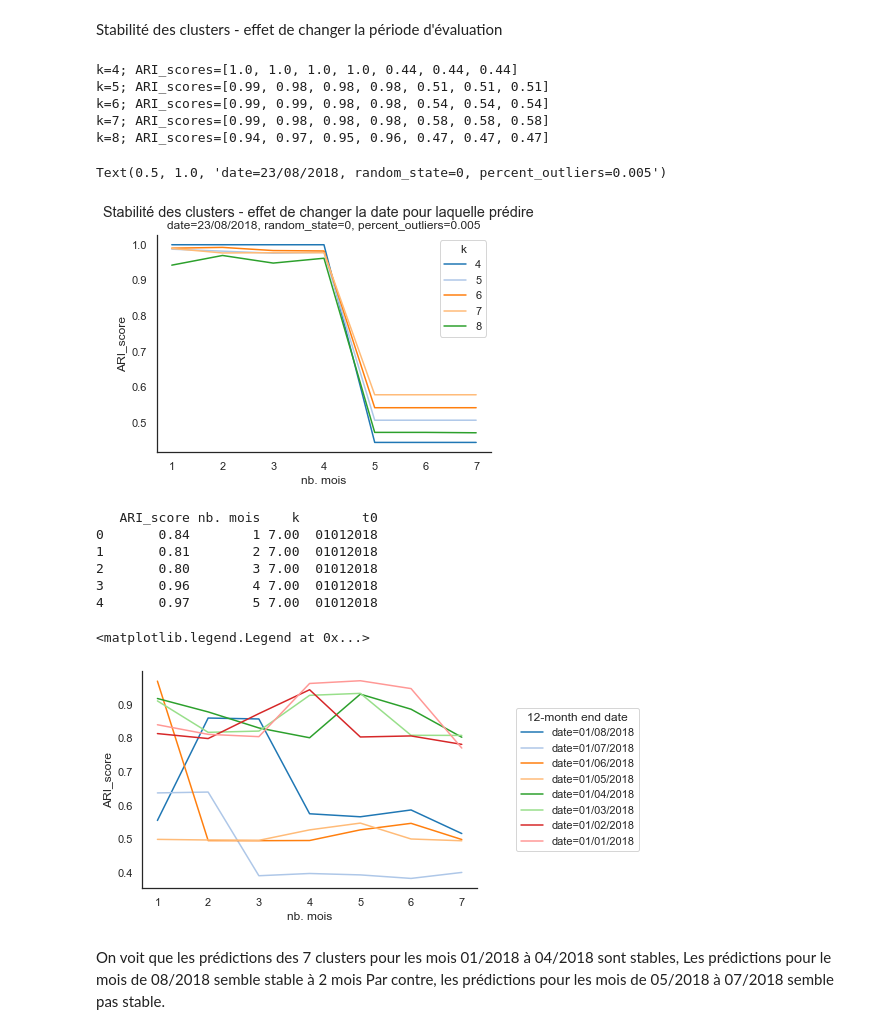
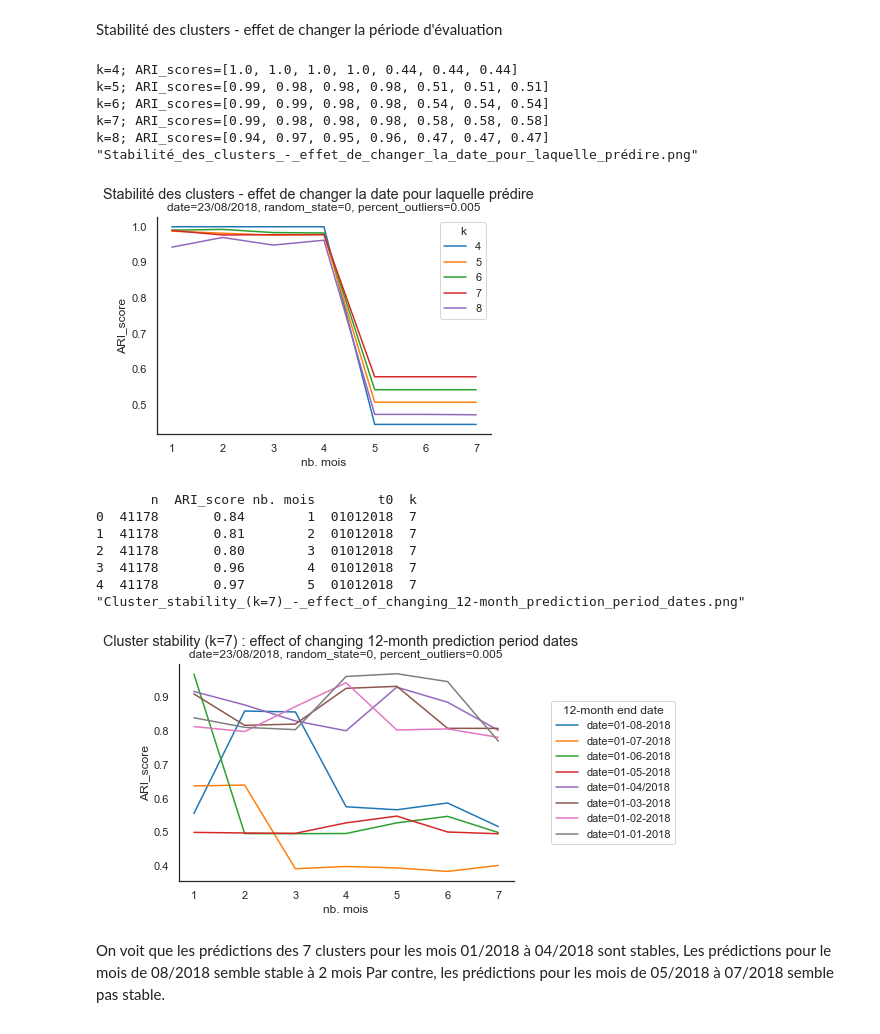
Before and after one commit to mrcreasey/oc-ds-p5-unsupervised-clustering, a Jupyter notebook: P5_03_simulation.ipynb, the cells around one changed output. Saved outputs shown, nothing was run; the diff lists cells and outputs as text; code cells hidden in the pictures.

Commit message:
testing kmeans cluster stabilities

```diff
--- a/P5_03_simulation.ipynb
+++ b/P5_03_simulation.ipynb
@@ -97,7 +97,7 @@ pd.options.display.float_format = '{:.2f}'.format  # currency, lat,lng
 %matplotlib inline
 sns.set_theme(style="white", context="notebook")
 sns.set_color_codes("pastel")
-sns.set_palette("tab20")
+sns.set_palette("tab10")
 
 set_config(display='diagram')
 # displays HTML representation in a jupyter context
@@ -325,7 +325,7 @@ def run_fit_model(df, model_, features=FEATURES, k=8,
         df_outliers['cluster_id'] = model_.predict(df_outliers[features])
         df = df.append(df_outliers, ignore_index=False)
 
-    return df, deepcopy(model)
+    return df, deepcopy(model_)
 
 
 def run_predict_model(df, fitted_model, features=FEATURES):
@@ -337,12 +342,11 @@ def run_predict_model(df, fitted_model, features=FEATURES):
 # %%
 K = 7
 # predict T0 clusters based on data at T0
-true_T0, _ = run_fit_model(df_T0, model, FEATURES, k=K)
+true_T0, fitted_model_T0 = run_fit_model(df_T0, model, FEATURES, k=K)
 
 fit_T1, fitted_model_T1 = run_fit_model(df_T1, model, FEATURES, k=K)
 # predict T0 clusters based on data at T1
 predict_T1 = run_predict_model(df_T0, fitted_model_T1, FEATURES)
-
 
 fit_T3, fitted_model_T3 = run_fit_model(df_T3, model, FEATURES, k=K)
 # predict T0 clusters based on data at T3
@@ -351,6 +355,9 @@ predict_T3 = run_predict_model(df_T0, fitted_model_T3, FEATURES)
 fit_T6, fitted_model_T6 = run_fit_model(df_T6, model, FEATURES, k=K)
 # predict T0 clusters based on data at T6
 predict_T6 = run_predict_model(df_T0, fitted_model_T6, FEATURES)
+
+
+
 print(df_T0.shape)
 # true_T0 on ajoute les colonnes 'cluster_id' et 'outlier' (indicateur = ['yes'|'no'])
 print(true_T0.shape)
@@ -400,7 +482,7 @@ sns.despine()
 Automation pour détecter le nombre de clusters plus stable
 # %%
 model = Pipeline(steps=[
-    ('preprocessor', QuantileTransformer(output_distribution='normal')),
+    ('preprocessor', QuantileTransformer(output_distribution='normal',random_state=RANDOM_STATE)),
     ('clf', KMeans(n_clusters=8, random_state=RANDOM_STATE))
 ])
 
@@ -409,7 +491,7 @@ def test_stability(df, model, features=FEATURES, k=K,
                    date_col='dernier_achat', t0=END_DATE,
                    random_state=RANDOM_STATE, percent_outliers=0.5):
     """ automatisation pour détecter les clusters les plus stables"""
-    df_ari = pd.DataFrame([], columns={'nb. mois', 'ARI_score'})
+    df_ari = pd.DataFrame([], columns={'k','t0','n','nb. mois', 'ARI_score'})
     df_T0 = factory_one_year_dataset(df, end_date=t0, date_col=date_col)
     true_T0, _ = run_fit_model(df_T0, model, features, k=k,
                                remove_outliers_during_fit=True, percent_outliers=percent_outliers, random_state=random_state)
@@ -419,7 +501,7 @@ def test_stability(df, model, features=FEATURES, k=K,
         fit_TN, fitted_model_TN= run_fit_model(df_TN, model, features, k=k,
                                remove_outliers_during_fit=True, percent_outliers=percent_outliers, random_state=random_state)
         predict_TN = run_predict_model(df_T0, fitted_model_TN, features)
-        df_ari = df_ari.append({'k':k,'t0':f'{t0:%d%m%Y}','nb. mois': mois,
+        df_ari = df_ari.append({'k':k,'t0':f'{t0:%d%m%Y}','n':len(df_T0),'nb. mois': mois,
          'ARI_score': calc_ari_score(true_T0, predict_TN)}, ignore_index=True)
         df_ari['k']=df_ari['k'].astype('category')
 
@@ -541,47 +623,51 @@ sns.lineplot(data=df_ari, x='nb. mois', y='ARI_score', hue='k')
 sns.despine()
 plt.suptitle('Stabilité des clusters - effet de changer la date pour laquelle prédire')
 plt.title(f'date={END_DATE2:%d/%m/%Y}, random_state=0, percent_outliers=0.005')
+to_png()
 # %% [output]
 k=4; ARI_scores=[1.0, 1.0, 1.0, 1.0, 0.44, 0.44, 0.44]
 k=5; ARI_scores=[0.99, 0.98, 0.98, 0.98, 0.51, 0.51, 0.51]
 k=6; ARI_scores=[0.99, 0.99, 0.98, 0.98, 0.54, 0.54, 0.54]
 k=7; ARI_scores=[0.99, 0.98, 0.98, 0.98, 0.58, 0.58, 0.58]
 k=8; ARI_scores=[0.94, 0.97, 0.95, 0.96, 0.47, 0.47, 0.47]
+"Stabilité_des_clusters_-_effet_de_changer_la_date_pour_laquelle_prédire.png"
-Text(0.5, 1.0, 'date=23/08/2018, random_state=0, percent_outliers=0.005')
-[figure, old version]
+[figure, new version]
 # %%
 END_DATE3: datetime = pd.to_datetime('01/08/2018', format='%d/%m/%Y')
 dates=[(END_DATE3-pd.DateOffset(months=i)) for i in range(0,8)]
 df_ari_0 =test_stability(df_clients, model,t0=dates[0], k=7)
 df_ari_1 =test_stability(df_clients, model,t0=dates[1], k=7)
 df_ari_2 =test_stability(df_clients, model,t0=dates[2], k=7)
 df_ari_3 =test_stability(df_clients, model,t0=dates[3], k=7)
 df_ari_4 =test_stability(df_clients, model,t0=dates[4], k=7)
 df_ari_5 =test_stability(df_clients, model,t0=dates[5], k=7)
 df_ari_6 =test_stability(df_clients, model,t0=dates[6], k=7)
 df_ari_7 =test_stability(df_clients, model,t0=dates[7], k=7)
 
 print(df_ari_7.head())
 
-ax=sns.lineplot(data=df_ari_0, x='nb. mois', y='ARI_score', label=f'date={dates[0]:%d/%m/%Y}')
-sns.lineplot(data=df_ari_1, x='nb. mois', y='ARI_score', label=f'date={dates[1]:%d/%m/%Y}', ax=ax)
-sns.lineplot(data=df_ari_2, x='nb. mois', y='ARI_score', label=f'date={dates[2]:%d/%m/%Y}', ax=ax)
-sns.lineplot(data=df_ari_3, x='nb. mois', y='ARI_score', label=f'date={dates[3]:%d/%m/%Y}', ax=ax)
-sns.lineplot(data=df_ari_4, x='nb. mois', y='ARI_score', label=f'date={dates[4]:%d/%m/%Y}', ax=ax)
-sns.lineplot(data=df_ari_5, x='nb. mois', y='ARI_score', label=f'date={dates[5]:%d/%m/%Y}', ax=ax)
-sns.lineplot(data=df_ari_6, x='nb. mois', y='ARI_score', label=f'date={dates[6]:%d/%m/%Y}', ax=ax)
-sns.lineplot(data=df_ari_7, x='nb. mois', y='ARI_score', label=f'date={dates[7]:%d/%m/%Y}', ax=ax)
+ax=sns.lineplot(data=df_ari_0, x='nb. mois', y='ARI_score', label=f'date={dates[0]:%d-%m-%Y}')
+sns.lineplot(data=df_ari_1, x='nb. mois', y='ARI_score', label=f'date={dates[1]:%d-%m-%Y}', ax=ax)
+sns.lineplot(data=df_ari_2, x='nb. mois', y='ARI_score', label=f'date={dates[2]:%d-%m-%Y}', ax=ax)
+sns.lineplot(data=df_ari_3, x='nb. mois', y='ARI_score', label=f'date={dates[3]:%d-%m-%Y}', ax=ax)
+sns.lineplot(data=df_ari_4, x='nb. mois', y='ARI_score', label=f'date={dates[4]:%d-%m/%Y}', ax=ax)
+sns.lineplot(data=df_ari_5, x='nb. mois', y='ARI_score', label=f'date={dates[5]:%d-%m-%Y}', ax=ax)
+sns.lineplot(data=df_ari_6, x='nb. mois', y='ARI_score', label=f'date={dates[6]:%d-%m-%Y}', ax=ax)
+sns.lineplot(data=df_ari_7, x='nb. mois', y='ARI_score', label=f'date={dates[7]:%d-%m-%Y}', ax=ax)
 sns.despine()
 plt.legend(title='12-month end date', bbox_to_anchor=(1.5, 0.5), loc=5)
+plt.suptitle('Cluster stability (k=7) : effect of changing 12-month prediction period dates')
+plt.title(f'date={END_DATE2:%d/%m/%Y}, random_state=0, percent_outliers=0.005')
+to_png()
 # %% [output]
-   ARI_score nb. mois    k        t0
-0       0.84        1 7.00  01012018
-1       0.81        2 7.00  01012018
-2       0.80        3 7.00  01012018
-3       0.96        4 7.00  01012018
-4       0.97        5 7.00  01012018
+       n  ARI_score nb. mois        t0  k
+0  41178       0.84        1  01012018  7
+1  41178       0.81        2  01012018  7
+2  41178       0.80        3  01012018  7
+3  41178       0.96        4  01012018  7
+4  41178       0.97        5  01012018  7
+"Cluster_stability_(k=7)_-_effect_of_changing_12-month_prediction_period_dates.png"
-<matplotlib.legend.Legend at 0x...>
-[figure, old version]
+[figure, new version]
 # %% [markdown]
 On voit que les prédictions des 7 clusters pour les mois 01/2018 à 04/2018 sont stables,
 Les prédictions pour le mois de 08/2018 semble stable à 2 mois
```
Also changed, not shown: parts of 17 cells of this notebook.
